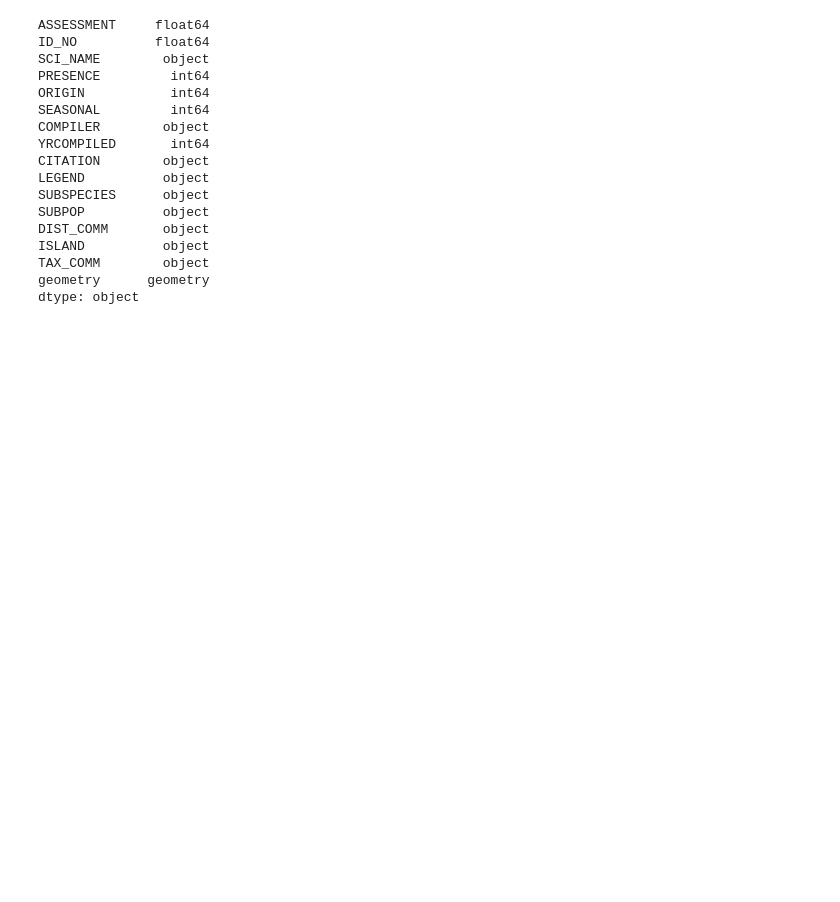
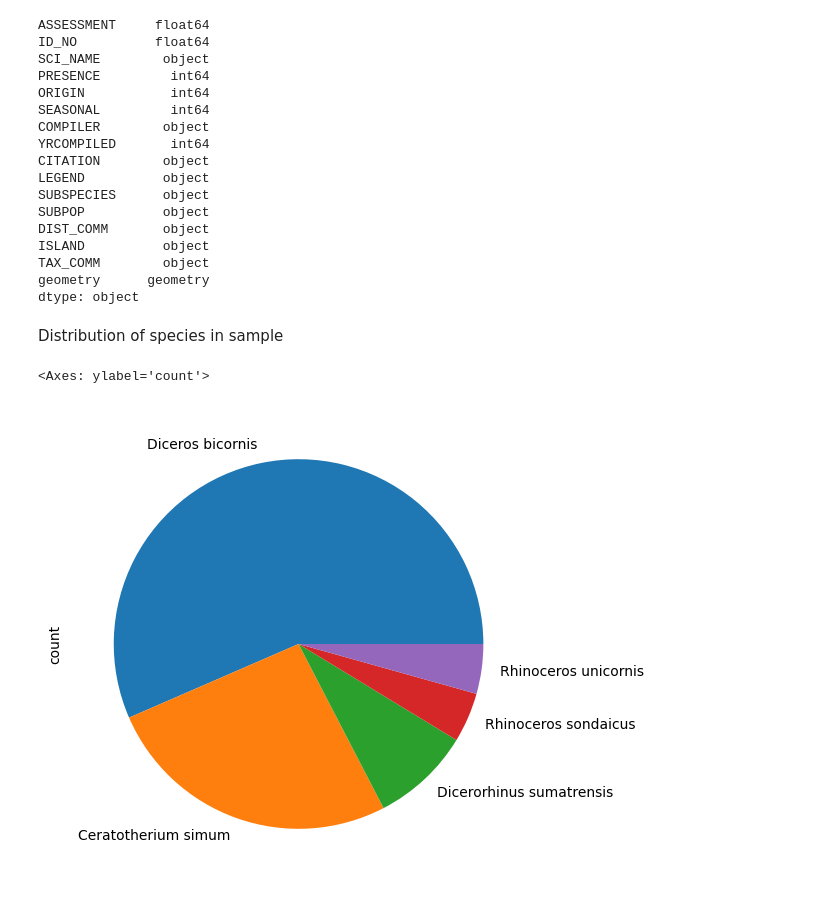
Before and after one commit to MGadhvi/iucn-rhino-analysis, a Jupyter notebook: notebooks/iucn-rhino-analysis.ipynb, the cells around one changed output. Saved outputs shown, nothing was run; the diff lists cells and outputs as text; code cells hidden in the pictures; blank space fills up the shorter version.

```diff
--- a/notebooks/iucn-rhino-analysis.ipynb
+++ b/notebooks/iucn-rhino-analysis.ipynb
@@ -48,3 +55,10 @@ ISLAND          object
 TAX_COMM        object
 geometry      geometry
 dtype: object
+# %% [markdown]
+Distribution of species in sample
+# %%
+gdf['SCI_NAME'].value_counts().plot(kind='pie', figsize=(6,6))
+# %% [output]
+<Axes: ylabel='count'>
+[figure, added]
```
Also changed, not shown: parts of 5 cells of this notebook.
